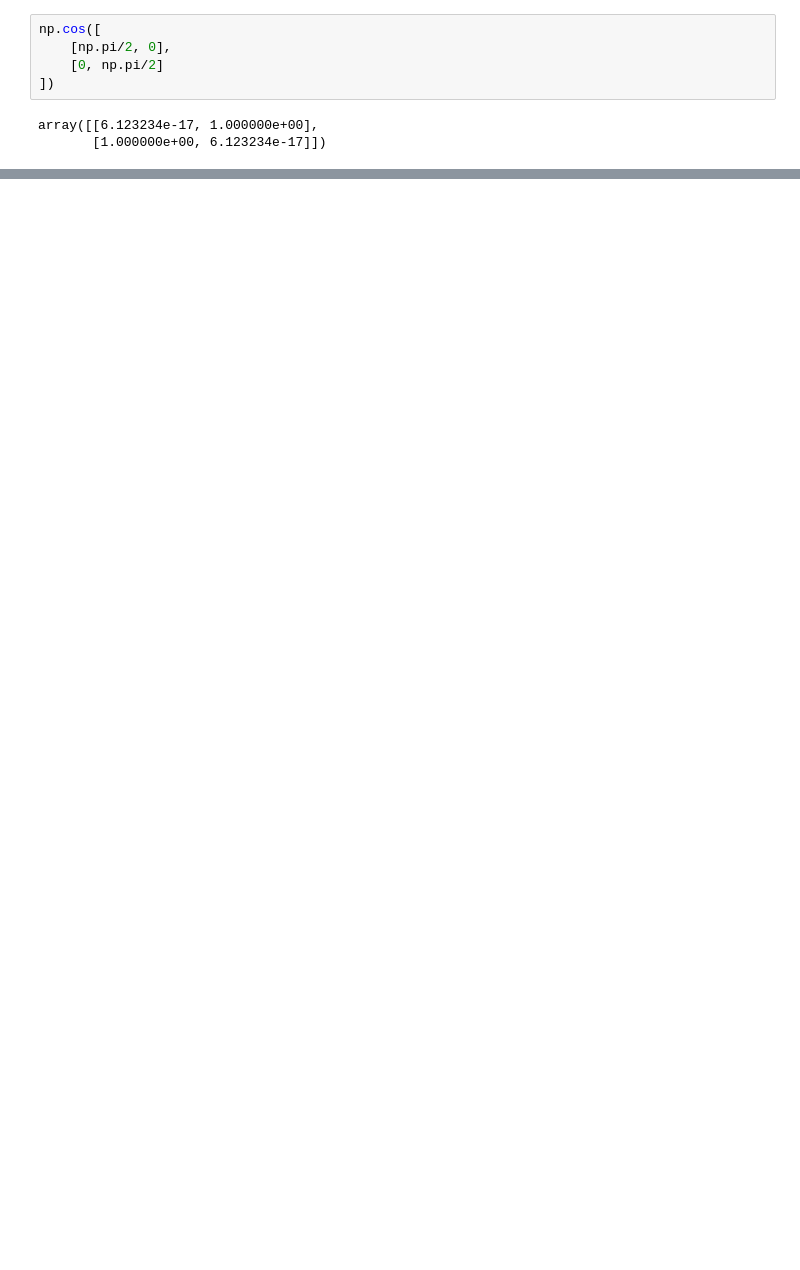
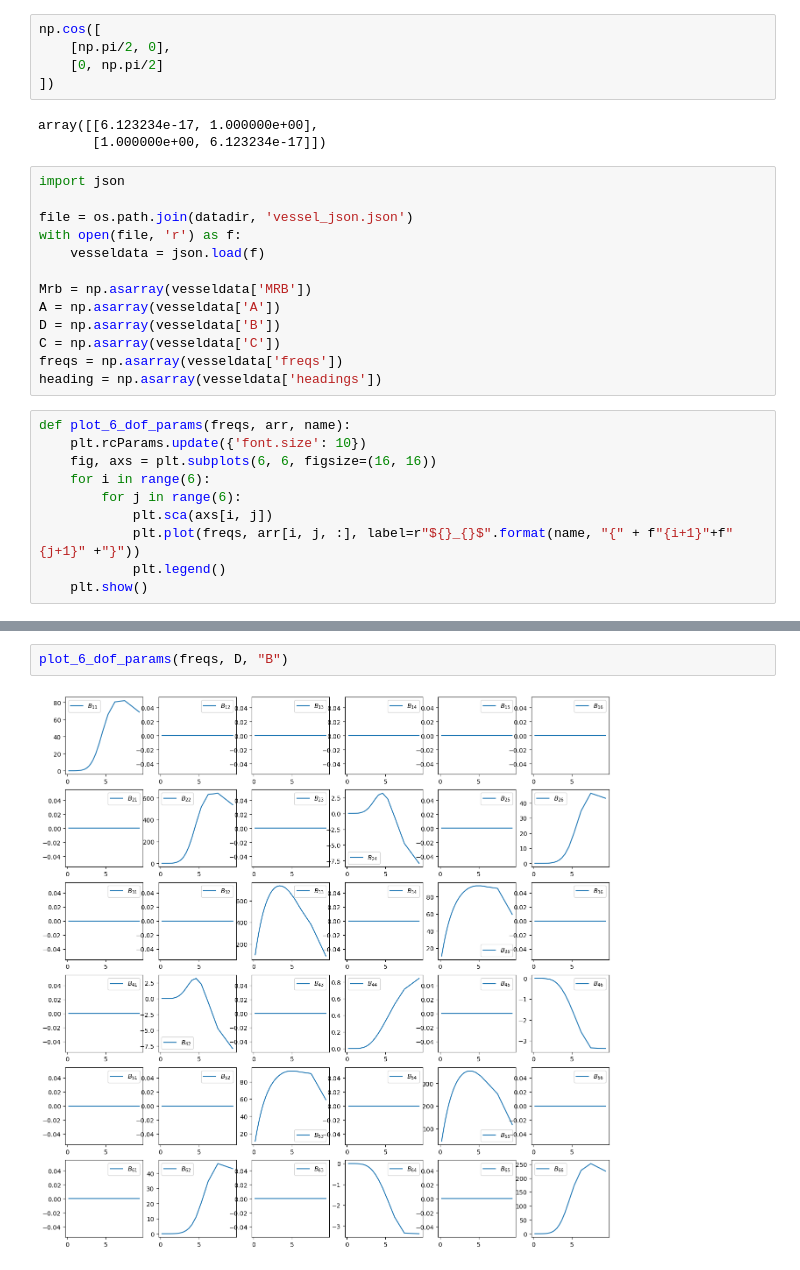
Before and after one commit to janerikhy/Wave-Model, a Jupyter notebook: notebooks/data_analysis.ipynb, the cells around one changed output, grey strips where cells are left out. Cells and saved outputs as stored; diff of their text form; blank space fills up the shorter version.

```diff
--- a/notebooks/data_analysis.ipynb
+++ b/notebooks/data_analysis.ipynb
@@ -167,3 +167,26 @@ np.cos([
 # %% [output]
 array([[6.123234e-17, 1.000000e+00],
        [1.000000e+00, 6.123234e-17]])
+# %%
+import json
+
+file = os.path.join(datadir, 'vessel_json.json')
+with open(file, 'r') as f:
+    vesseldata = json.load(f)
+
+Mrb = np.asarray(vesseldata['MRB'])
+A = np.asarray(vesseldata['A'])
+D = np.asarray(vesseldata['B'])
+C = np.asarray(vesseldata['C'])
+freqs = np.asarray(vesseldata['freqs'])
+heading = np.asarray(vesseldata['headings'])
+# %%
+def plot_6_dof_params(freqs, arr, name):
+    plt.rcParams.update({'font.size': 10})
+    fig, axs = plt.subplots(6, 6, figsize=(16, 16))
+    for i in range(6):
+        for j in range(6):
+            plt.sca(axs[i, j])
+            plt.plot(freqs, arr[i, j, :], label=r"${}_{}$".format(name, "{" + f"{i+1}"+f"{j+1}" +"}"))
+            plt.legend()
+    plt.show()
@@ -169,0 +197,4 @@ array([[6.123234e-17, 1.000000e+00],
+# %%
+plot_6_dof_params(freqs, D, "B")
+# %% [output]
+[figure, added]
```
Also changed, not shown: parts of 19 cells of this notebook, 2 other files.
